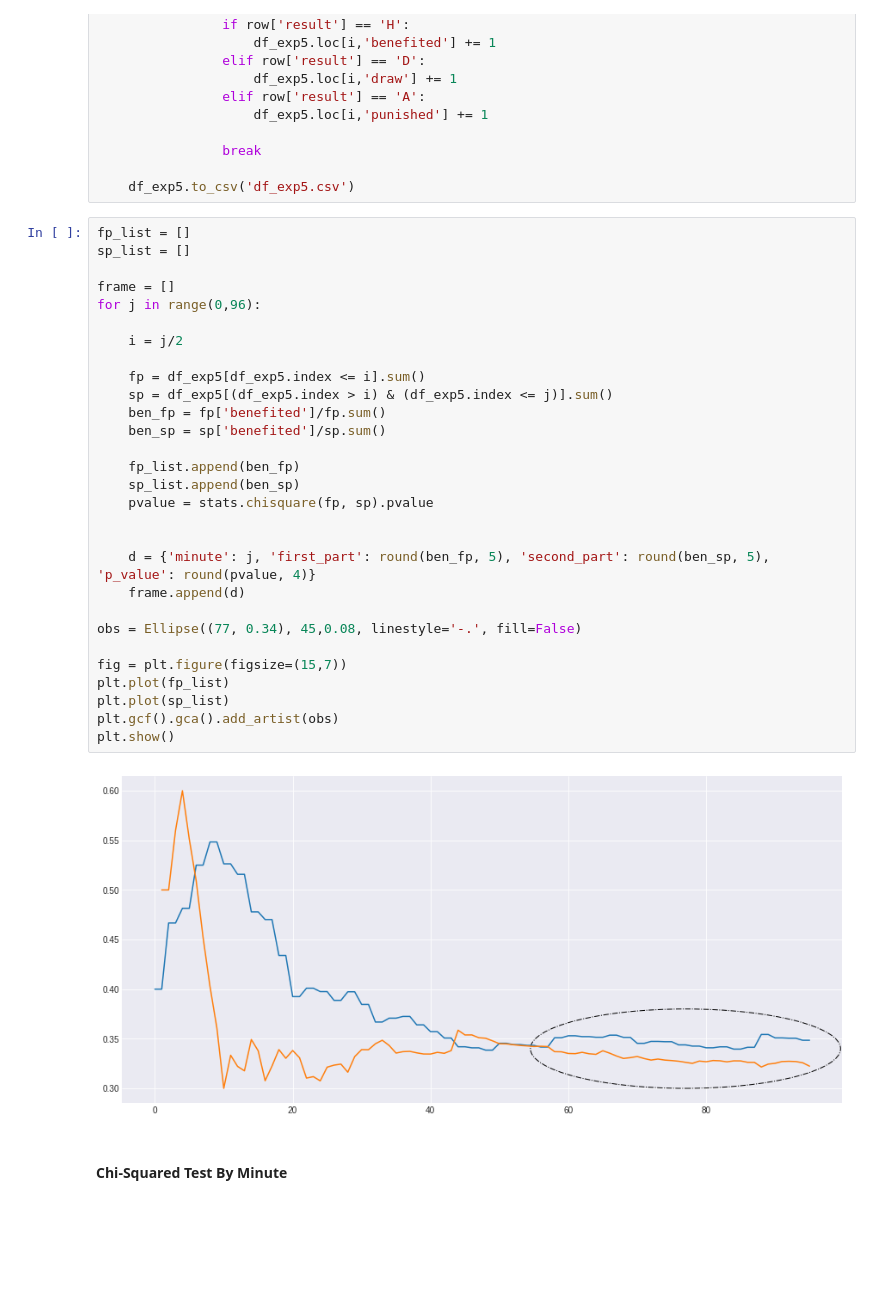
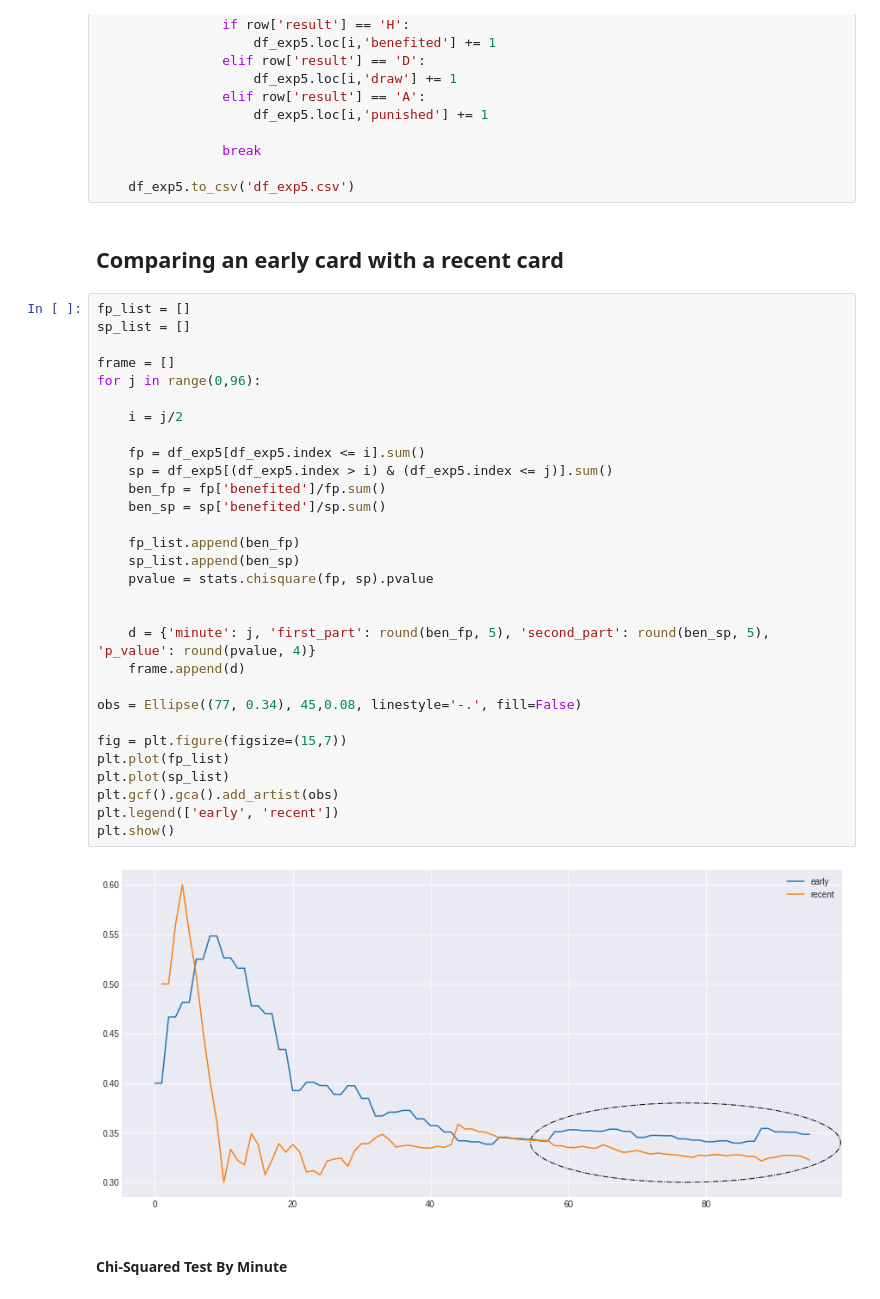
Before and after one commit to igormago/football, a Jupyter notebook: files/notebooks/Descripitive Analysis.ipynb, the cells around one changed output. Saved outputs shown, nothing was run; the diff lists cells and outputs as text; blank space fills up the shorter version.

```diff
--- a/files/notebooks/Descripitive Analysis.ipynb
+++ b/files/notebooks/Descripitive Analysis.ipynb
@@ -671,37 +676,40 @@ except:
                 break
 
     df_exp5.to_csv('df_exp5.csv')
+# %% [markdown]
+## Comparing an early card with a recent card
 # %%
 fp_list = []
 sp_list = []
 
 frame = []
 for j in range(0,96):
 
     i = j/2
 
     fp = df_exp5[df_exp5.index <= i].sum()
     sp = df_exp5[(df_exp5.index > i) & (df_exp5.index <= j)].sum()
     ben_fp = fp['benefited']/fp.sum()
     ben_sp = sp['benefited']/sp.sum()
 
     fp_list.append(ben_fp)
     sp_list.append(ben_sp)
     pvalue = stats.chisquare(fp, sp).pvalue
 
 
     d = {'minute': j, 'first_part': round(ben_fp, 5), 'second_part': round(ben_sp, 5), 'p_value': round(pvalue, 4)}
     frame.append(d)
 
 obs = Ellipse((77, 0.34), 45,0.08, linestyle='-.', fill=False)
 
 fig = plt.figure(figsize=(15,7))
 plt.plot(fp_list)
 plt.plot(sp_list)
 plt.gcf().gca().add_artist(obs)
+plt.legend(['early', 'recent'])
 plt.show()
 # %% [output]
-[figure, old version]
+[figure, new version]
 # %% [markdown]
 #### Chi-Squared Test By Minute
 # %%
```
Also changed, not shown: parts of 8 cells of this notebook.
